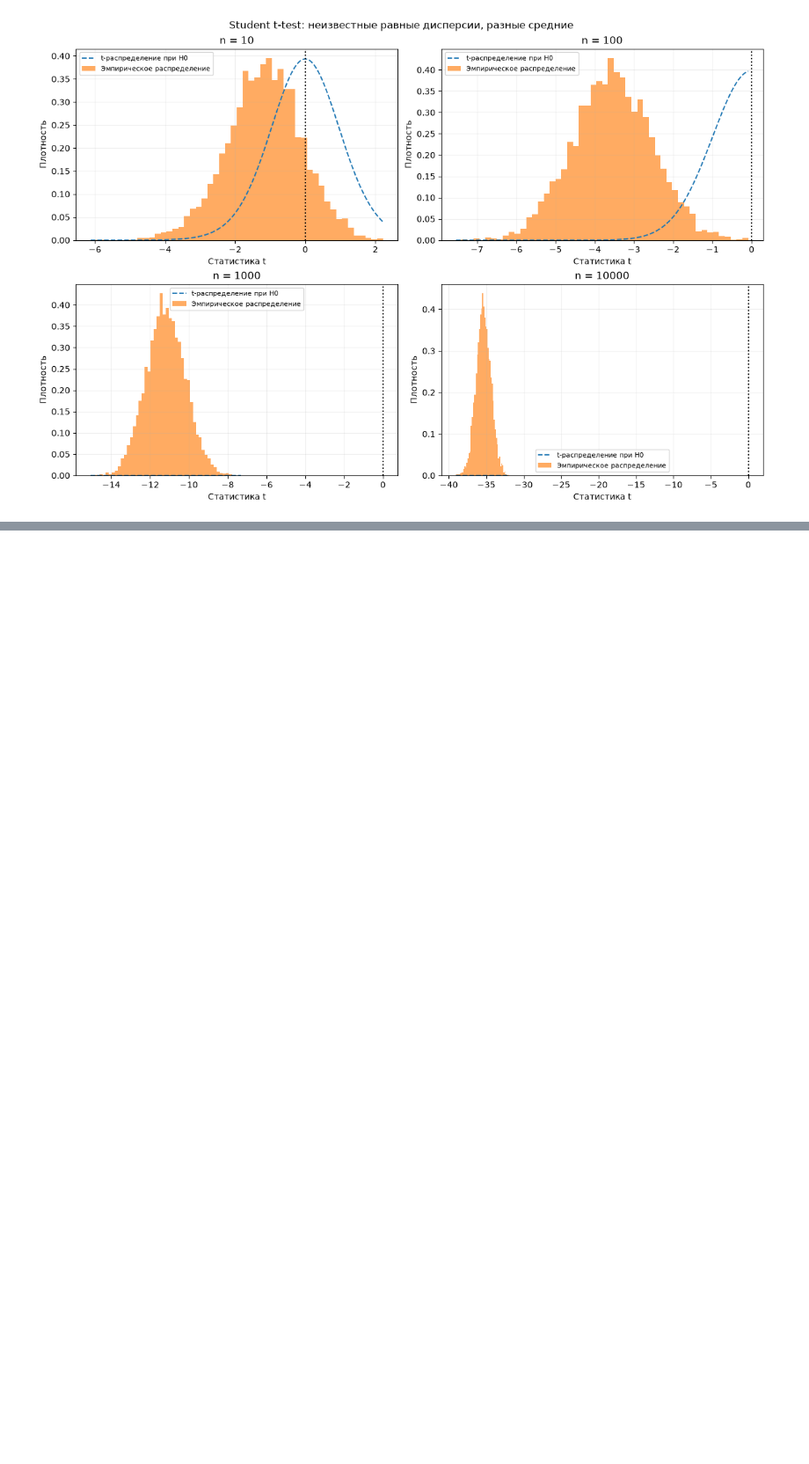
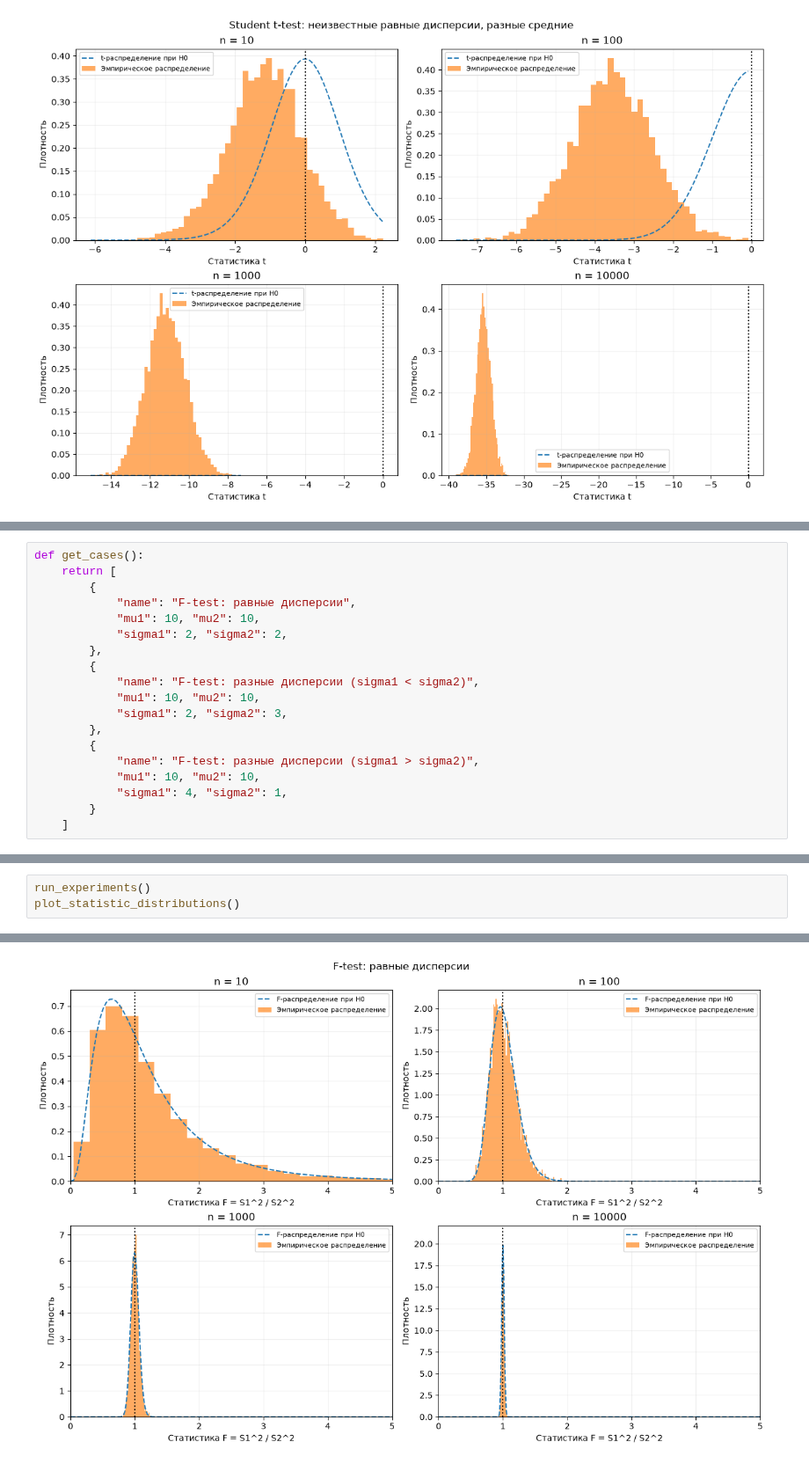
Before and after one commit to defini7/Labs, a Jupyter notebook: 5_term/statistics/lab4.ipynb, the cells around one changed output, grey strips where cells are left out. Shown at 88% size. Drawn from its saved outputs; the diff is of its cells as text; blank space fills up the shorter version.

```diff
--- a/5_term/statistics/lab4.ipynb
+++ b/5_term/statistics/lab4.ipynb
@@ -223,0 +253,19 @@ mu1=10, mu2=10, sigma1=2, sigma2=2
+# %%
+def get_cases():
+    return [
+        {
+            "name": "F-test: равные дисперсии",
+            "mu1": 10, "mu2": 10,
+            "sigma1": 2, "sigma2": 2,
+        },
+        {
+            "name": "F-test: разные дисперсии (sigma1 < sigma2)",
+            "mu1": 10, "mu2": 10,
+            "sigma1": 2, "sigma2": 3,
+        },
+        {
+            "name": "F-test: разные дисперсии (sigma1 > sigma2)",
+            "mu1": 10, "mu2": 10,
+            "sigma1": 4, "sigma2": 1,
+        }
+    ]
@@ -223,0 +381,4 @@ mu1=10, mu2=10, sigma1=2, sigma2=2
+# %%
+run_experiments()
+plot_statistic_distributions()
+# %% [output]
@@ -223,0 +402 @@ mu1=10, mu2=10, sigma1=2, sigma2=2
+[figure, added]
```
Also changed, not shown: parts of 28 cells of this notebook, 1 other file.
